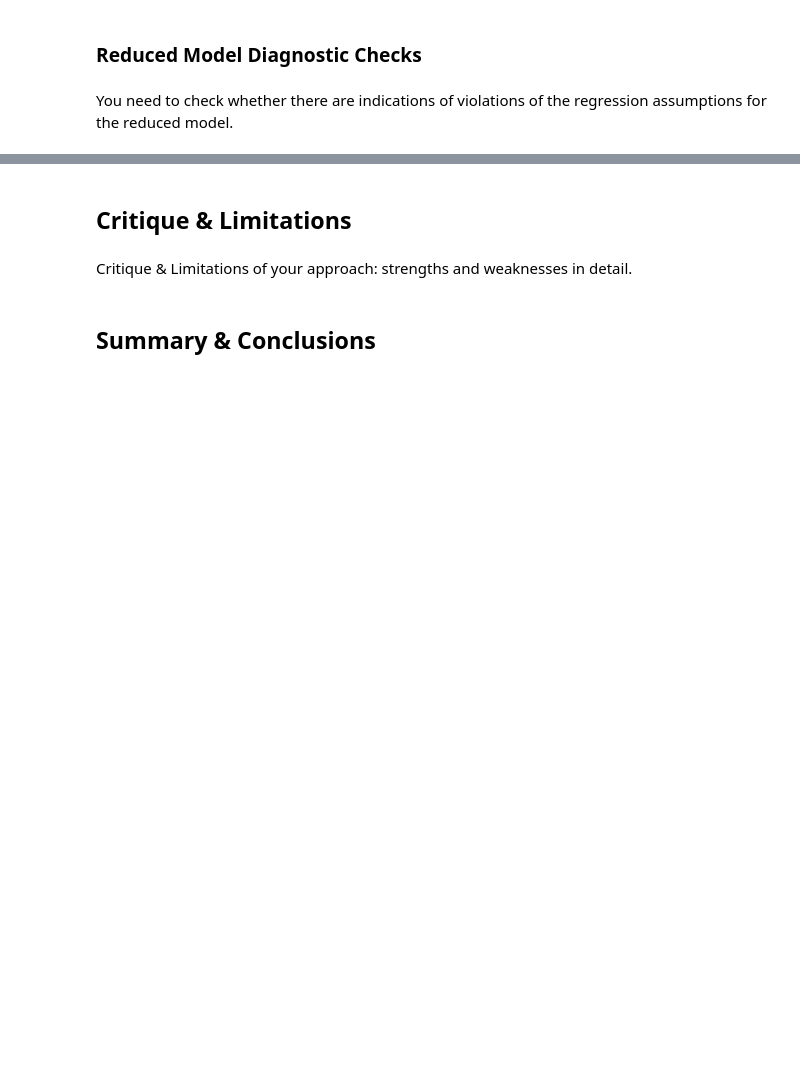
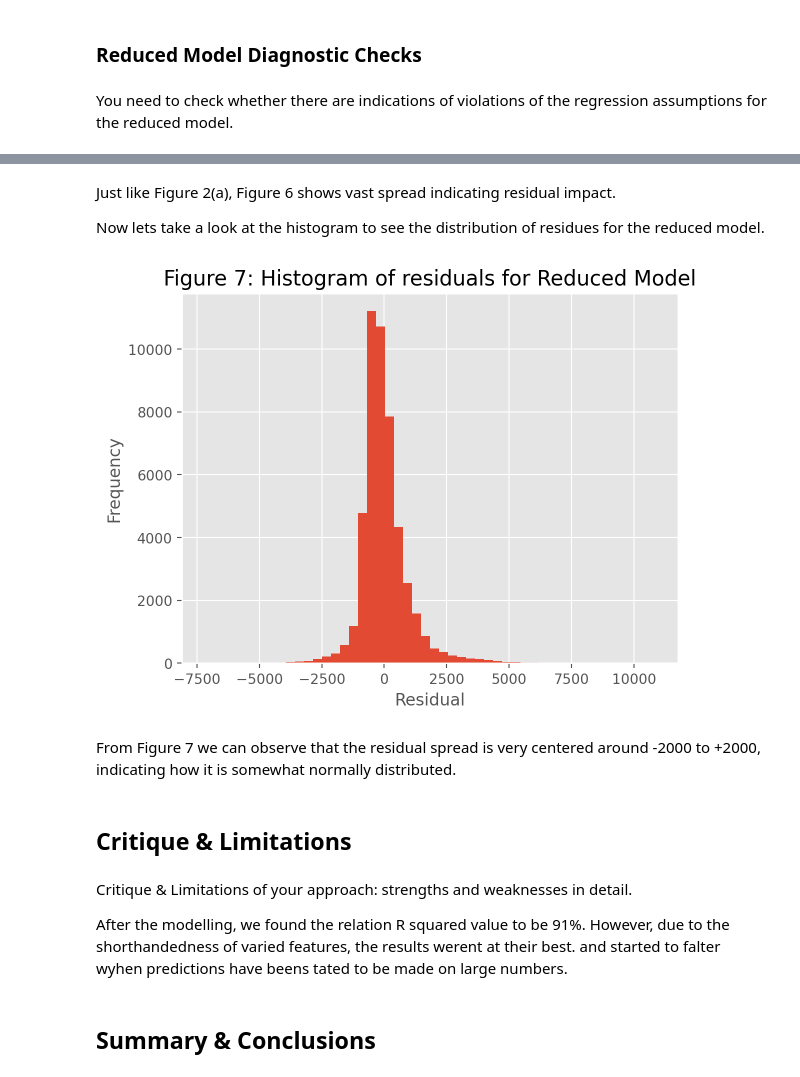
Before and after one commit to Jobi060704/Predicting-Diamond-Prices-RMIT, a Jupyter notebook: Stats_Phase2_Report_Template.ipynb, the cells around one changed output, grey strips where cells are left out. Saved outputs shown, nothing was run; the diff lists cells and outputs as text; code cells hidden in the pictures; blank space fills up the shorter version.

```diff
--- a/Stats_Phase2_Report_Template.ipynb
+++ b/Stats_Phase2_Report_Template.ipynb
@@ -258,7 +374,23 @@ You need to check whether there are indications of violations of the regression
+# %% [markdown]
+Just like Figure 2(a), Figure 6 shows vast spread indicating residual impact.
+
+Now lets take a look at the histogram to see the distribution of residues for the reduced model.
+# %%
+plt.hist(residuals_reduced['residual'], bins = 50);
+plt.xlabel('Residual');
+plt.ylabel('Frequency');
+plt.title('Figure 7: Histogram of residuals for Reduced Model', fontsize = 15)
+plt.show();
+# %% [output]
+[figure, added]
+# %% [markdown]
+From Figure 7 we can observe that the residual spread is very centered around -2000 to +2000, indicating how it is somewhat normally distributed.
 # %% [markdown]
 ## Critique & Limitations <a id='cl'></a>
 # %% [markdown]
 Critique & Limitations of your approach: strengths and weaknesses in detail.
+
+After the modelling, we found the relation R squared value to be 91%. However, due to the shorthandedness of varied features, the results werent at their best. and started to falter wyhen predictions have beens tated to be made on large numbers.
 # %% [markdown]
 ## Summary & Conclusions <a id='sc'></a>
 # %% [markdown]
```
Also changed, not shown: parts of 13 cells of this notebook, 1 other file.
